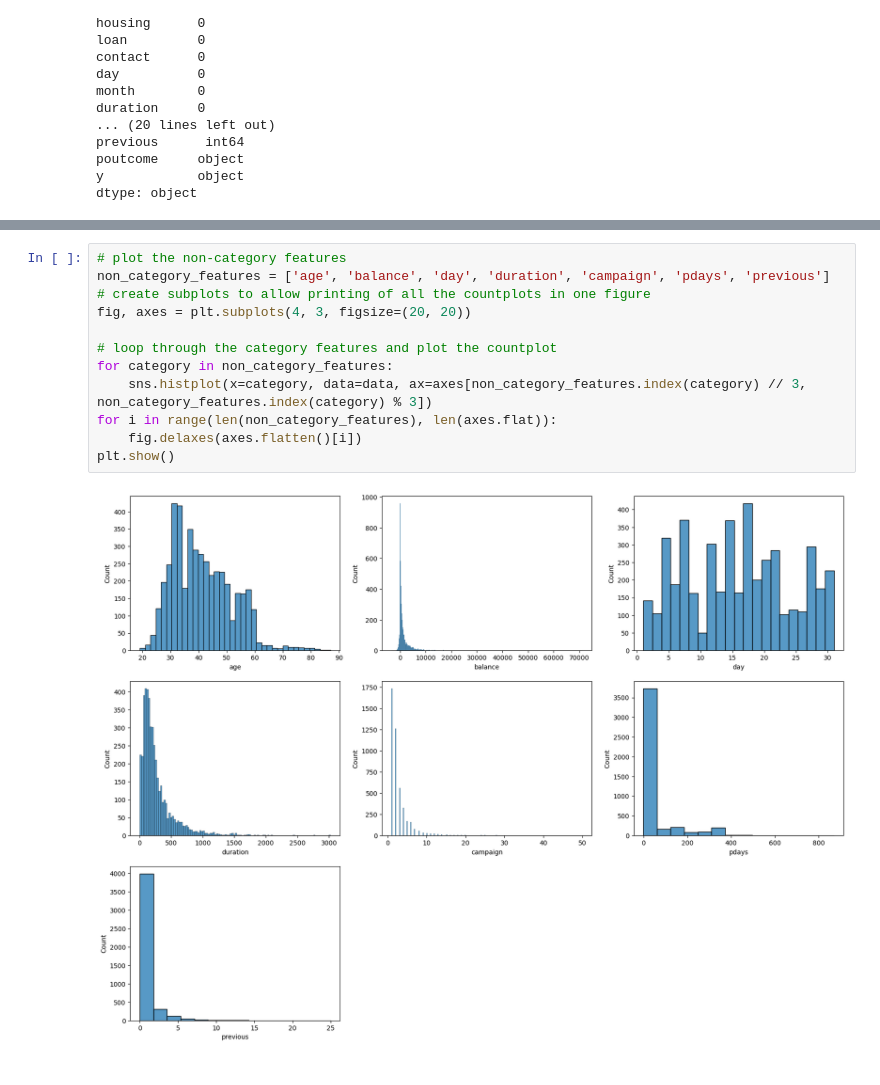
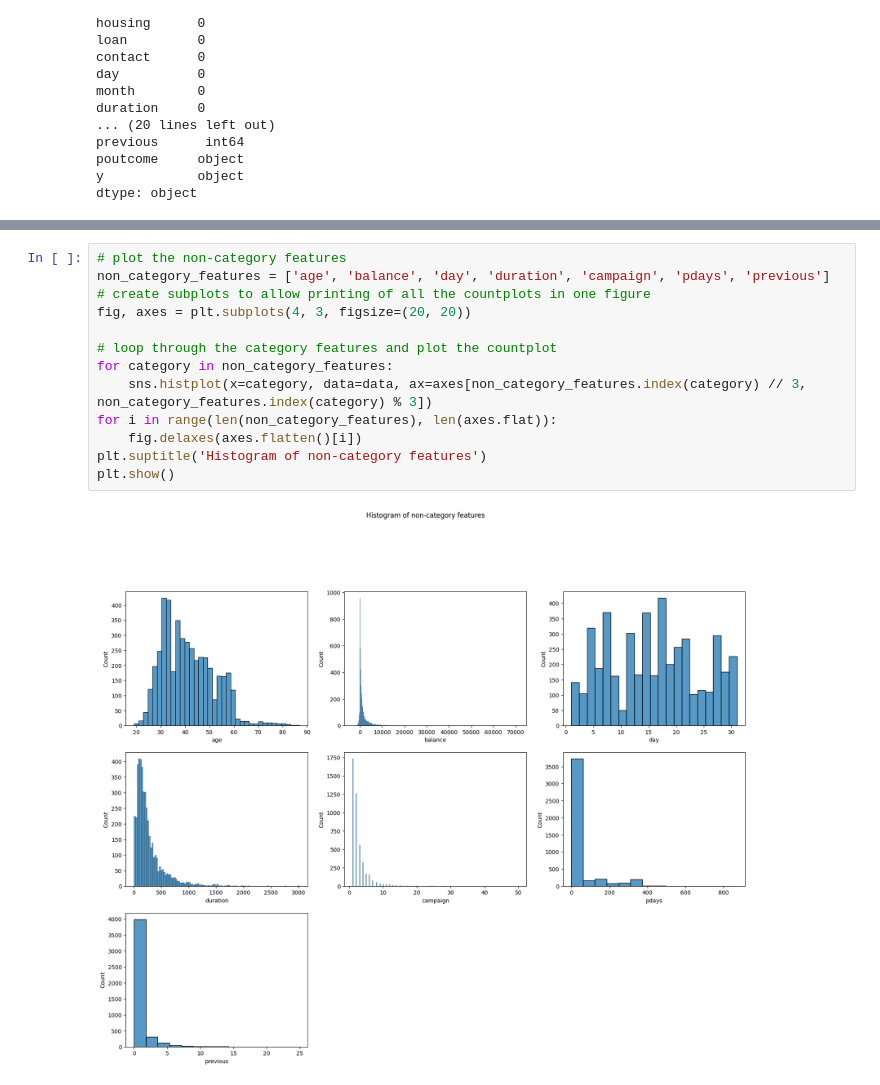
Before and after one commit to GichuriNdungu/alu-machine_learning, a Jupyter notebook: supervised_learning/afri_score/notebook.ipynb, the cells around one changed output, grey strips where cells are left out. Saved outputs shown, nothing was run; the diff lists cells and outputs as text.

```diff
--- a/supervised_learning/afri_score/notebook.ipynb
+++ b/supervised_learning/afri_score/notebook.ipynb
@@ -69,14 +87,15 @@ plt.show()
 # %%
 # plot the non-category features
 non_category_features = ['age', 'balance', 'day', 'duration', 'campaign', 'pdays', 'previous']
 # create subplots to allow printing of all the countplots in one figure
 fig, axes = plt.subplots(4, 3, figsize=(20, 20))
 
 # loop through the category features and plot the countplot
 for category in non_category_features:
     sns.histplot(x=category, data=data, ax=axes[non_category_features.index(category) // 3, non_category_features.index(category) % 3])
 for i in range(len(non_category_features), len(axes.flat)):
     fig.delaxes(axes.flatten()[i])
+plt.suptitle('Histogram of non-category features')
 plt.show()
 # %% [output]
-[figure, old version]
+[figure, new version]
```
Also changed, not shown: parts of 13 cells of this notebook.
